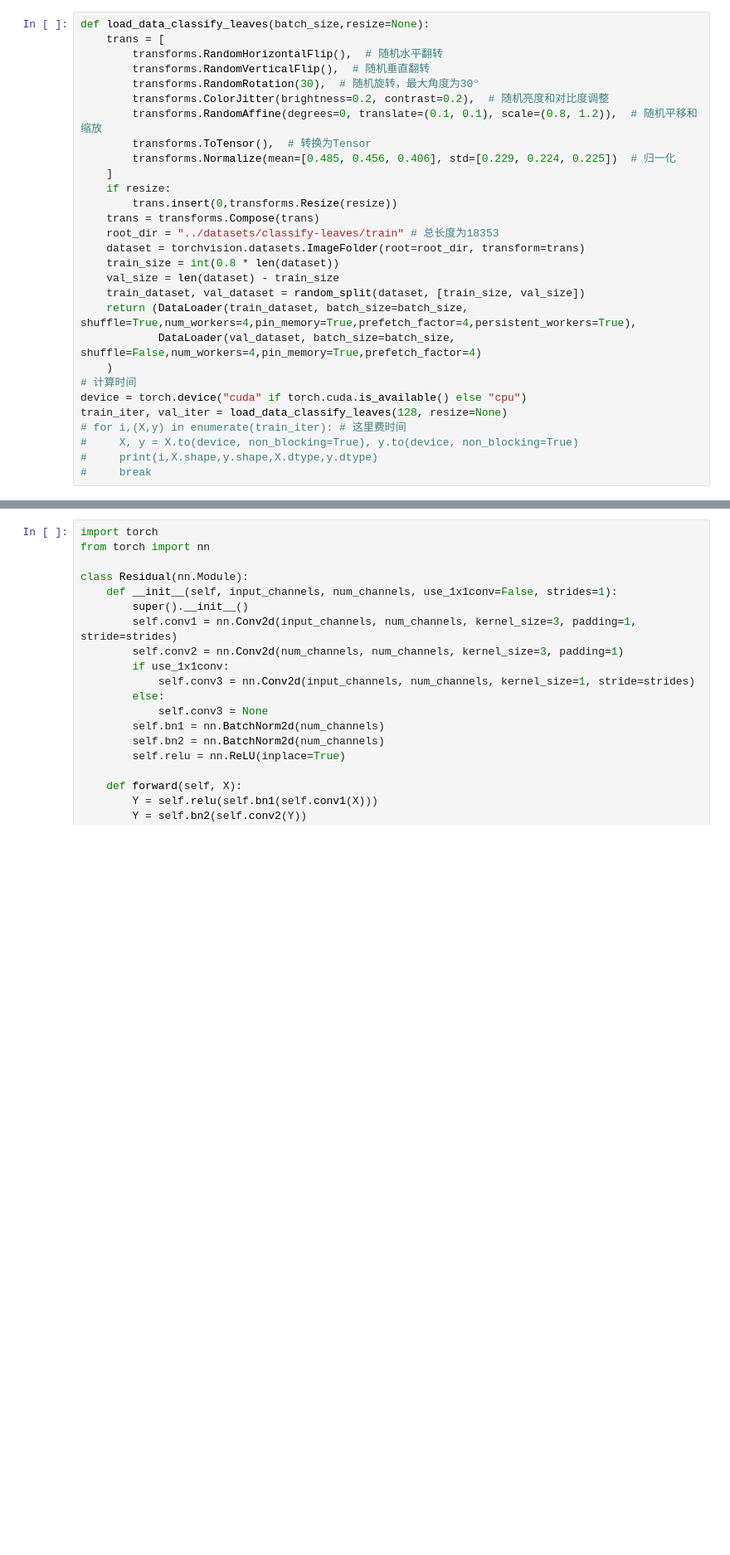
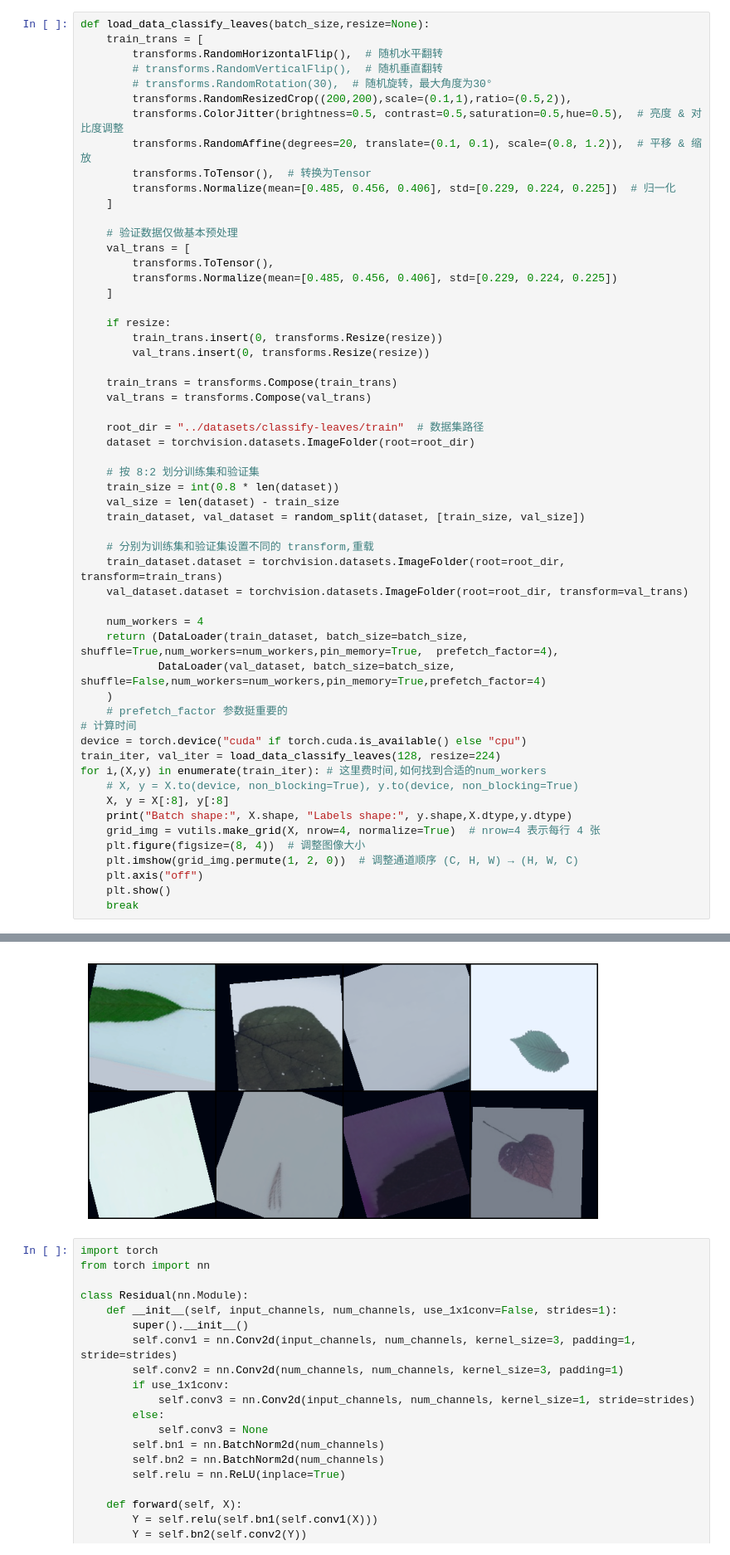
Before and after one commit to jiangren1254/LiMuDeepLearning, a Jupyter notebook: codes/resnet.ipynb, the cells around one changed output, grey strips where cells are left out. Shown at 83% size. Cells and saved outputs as stored; diff of their text form; blank space fills up the shorter version.

```diff
--- a/codes/resnet.ipynb
+++ b/codes/resnet.ipynb
@@ -10,29 +12,57 @@ import csv
 # %%
 def load_data_classify_leaves(batch_size,resize=None):
-    trans = [
+    train_trans = [
         transforms.RandomHorizontalFlip(),  # 随机水平翻转
-        transforms.RandomVerticalFlip(),  # 随机垂直翻转
-        transforms.RandomRotation(30),  # 随机旋转，最大角度为30°
-        transforms.ColorJitter(brightness=0.2, contrast=0.2),  # 随机亮度和对比度调整
-        transforms.RandomAffine(degrees=0, translate=(0.1, 0.1), scale=(0.8, 1.2)),  # 随机平移和缩放
+        # transforms.RandomVerticalFlip(),  # 随机垂直翻转
+        # transforms.RandomRotation(30),  # 随机旋转，最大角度为30°
+        transforms.RandomResizedCrop((200,200),scale=(0.1,1),ratio=(0.5,2)),
+        transforms.ColorJitter(brightness=0.5, contrast=0.5,saturation=0.5,hue=0.5),  # 亮度 & 对比度调整
+        transforms.RandomAffine(degrees=20, translate=(0.1, 0.1), scale=(0.8, 1.2)),  # 平移 & 缩放
         transforms.ToTensor(),  # 转换为Tensor
         transforms.Normalize(mean=[0.485, 0.456, 0.406], std=[0.229, 0.224, 0.225])  # 归一化
     ]
+
+    # 验证数据仅做基本预处理
+    val_trans = [
+        transforms.ToTensor(),
+        transforms.Normalize(mean=[0.485, 0.456, 0.406], std=[0.229, 0.224, 0.225])
+    ]
+
     if resize:
-        trans.insert(0,transforms.Resize(resize))
-    trans = transforms.Compose(trans)
-    root_dir = "../datasets/classify-leaves/train" # 总长度为18353
-    dataset = torchvision.datasets.ImageFolder(root=root_dir, transform=trans)
+        train_trans.insert(0, transforms.Resize(resize))
+        val_trans.insert(0, transforms.Resize(resize))
+
+    train_trans = transforms.Compose(train_trans)
+    val_trans = transforms.Compose(val_trans)
+
+    root_dir = "../datasets/classify-leaves/train"  # 数据集路径
+    dataset = torchvision.datasets.ImageFolder(root=root_dir)
+
+    # 按 8:2 划分训练集和验证集
     train_size = int(0.8 * len(dataset))
     val_size = len(dataset) - train_size
     train_dataset, val_dataset = random_split(dataset, [train_size, val_size])
-    return (DataLoader(train_dataset, batch_size=batch_size, shuffle=True,num_workers=4,pin_memory=True,prefetch_factor=4,persistent_workers=True),
-            DataLoader(val_dataset, batch_size=batch_size, shuffle=False,num_workers=4,pin_memory=True,prefetch_factor=4)
+
+    # 分别为训练集和验证集设置不同的 transform,重载
+    train_dataset.dataset = torchvision.datasets.ImageFolder(root=root_dir, transform=train_trans)
+    val_dataset.dataset = torchvision.datasets.ImageFolder(root=root_dir, transform=val_trans)
+
+    num_workers = 4
+    return (DataLoader(train_dataset, batch_size=batch_size, shuffle=True,num_workers=num_workers,pin_memory=True,  prefetch_factor=4),
+            DataLoader(val_dataset, batch_size=batch_size, shuffle=False,num_workers=num_workers,pin_memory=True,prefetch_factor=4)
     )
+    # prefetch_factor 参数挺重要的
 # 计算时间
 device = torch.device("cuda" if torch.cuda.is_available() else "cpu")
-train_iter, val_iter = load_data_classify_leaves(128, resize=None)
-# for i,(X,y) in enumerate(train_iter): # 这里费时间
-#     X, y = X.to(device, non_blocking=True), y.to(device, non_blocking=True)
-#     print(i,X.shape,y.shape,X.dtype,y.dtype)
-#     break
+train_iter, val_iter = load_data_classify_leaves(128, resize=224)
+for i,(X,y) in enumerate(train_iter): # 这里费时间,如何找到合适的num_workers
+    # X, y = X.to(device, non_blocking=True), y.to(device, non_blocking=True)
+    X, y = X[:8], y[:8]
+    print("Batch shape:", X.shape, "Labels shape:", y.shape,X.dtype,y.dtype)
+    grid_img = vutils.make_grid(X, nrow=4, normalize=True)  # nrow=4 表示每行 4 张
+    plt.figure(figsize=(8, 4))  # 调整图像大小
+    plt.imshow(grid_img.permute(1, 2, 0))  # 调整通道顺序 (C, H, W) → (H, W, C)
+    plt.axis("off")
+    plt.show()
+    break
+# %% [output]
@@ -39,3 +70,4 @@ train_iter, val_iter = load_data_classify_leaves(128, resize=None)
+[figure, added]
 # %%
 import torch
 from torch import nn
```
Also changed, not shown: parts of 5 cells of this notebook, 1 other file.
